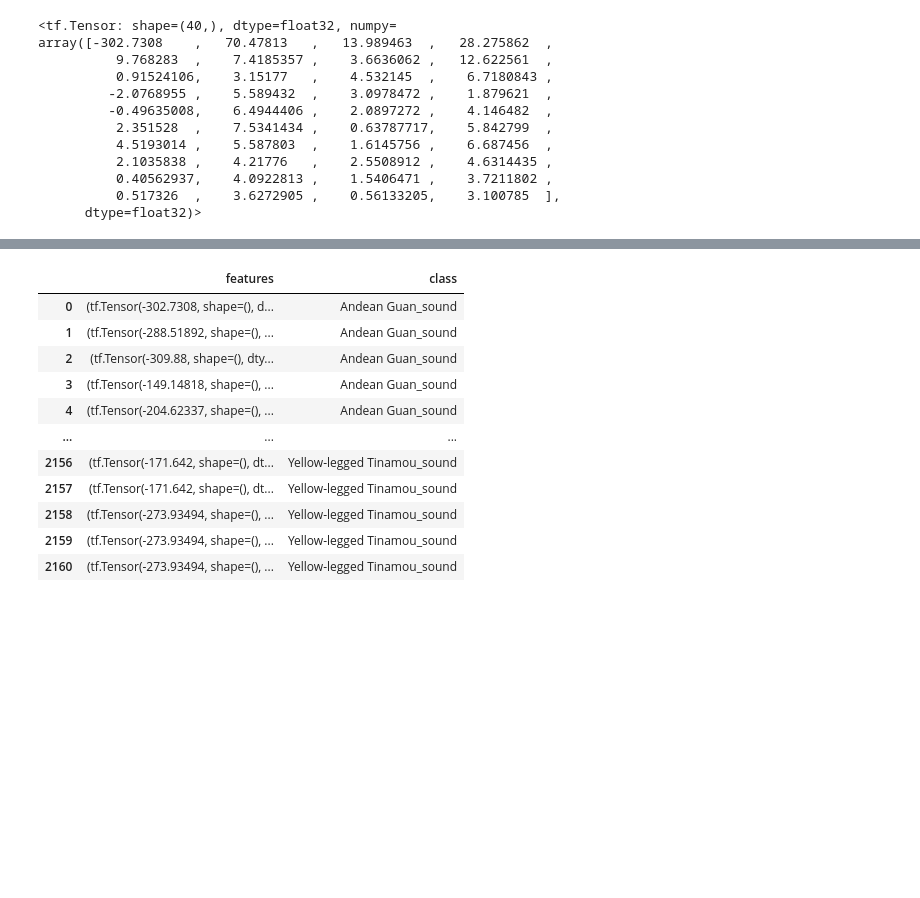
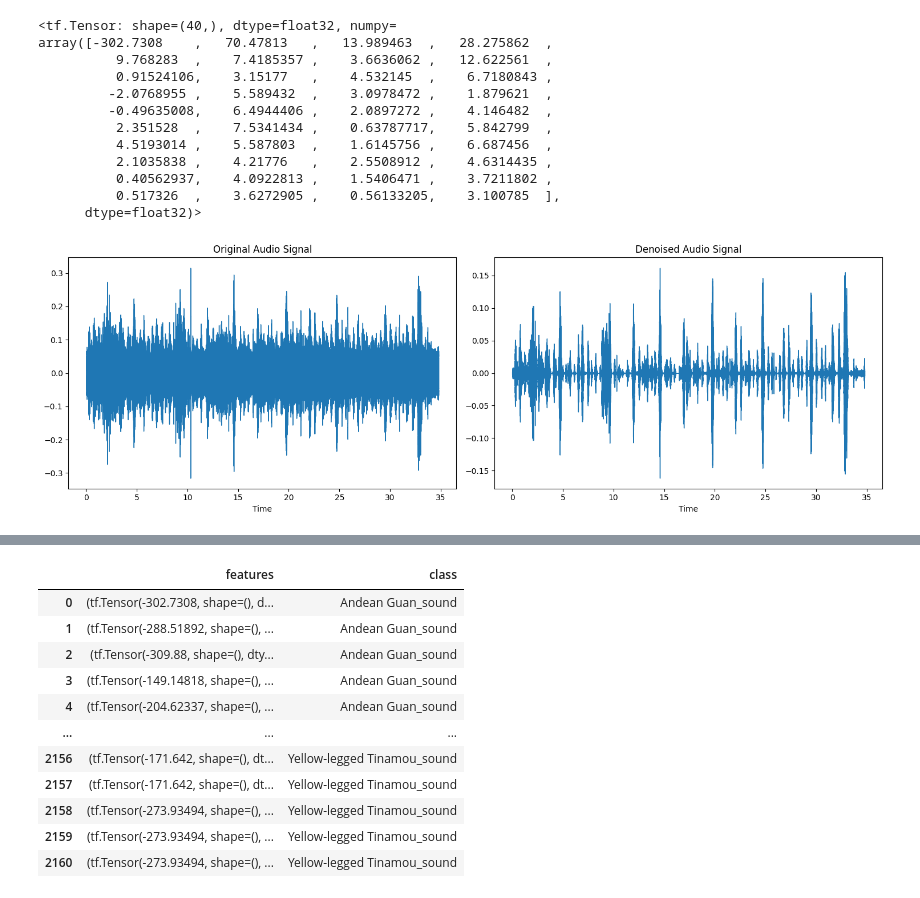
Before and after one commit to khanhld2k1/ReactBirdSound, a Jupyter notebook: BackEnd/birdsoundtest.ipynb, the cells around one changed output, grey strips where cells are left out. Saved outputs shown, nothing was run; the diff lists cells and outputs as text; code cells hidden in the pictures; blank space fills up the shorter version.

```diff
--- a/BackEnd/birdsoundtest.ipynb
+++ b/BackEnd/birdsoundtest.ipynb
@@ -43,3 +47,26 @@ array([-302.7308    ,   70.47813   ,   13.989463  ,   28.275862  ,
           0.40562937,    4.0922813 ,    1.5406471 ,    3.7211802 ,
           0.517326  ,    3.6272905 ,    0.56133205,    3.100785  ],
       dtype=float32)>
+# %%
+
+audio_data, sample_rate = librosa.load(path='./data/Voice of Birds/Bearded Guan_sound/Bearded Guan2.mp3')
+
+denoised_audio = nr.reduce_noise(y=audio_data, sr=sample_rate)
+
+plt.figure(figsize=(15, 5))
+
+plt.subplot(1, 2, 1)
+librosa.display.waveshow(y=audio_data, sr=sample_rate)
+plt.title('Original Audio Signal')
+
+
+plt.subplot(1, 2, 2)
+librosa.display.waveshow(y=denoised_audio, sr=sample_rate)
+plt.title('Denoised Audio Signal')
+
+plt.tight_layout()
+plt.show()
+
+ipd.Audio(data=denoised_audio, rate=sample_rate)
+# %% [output]
+[figure, added]
```
Also changed, not shown: parts of 2 cells of this notebook.
